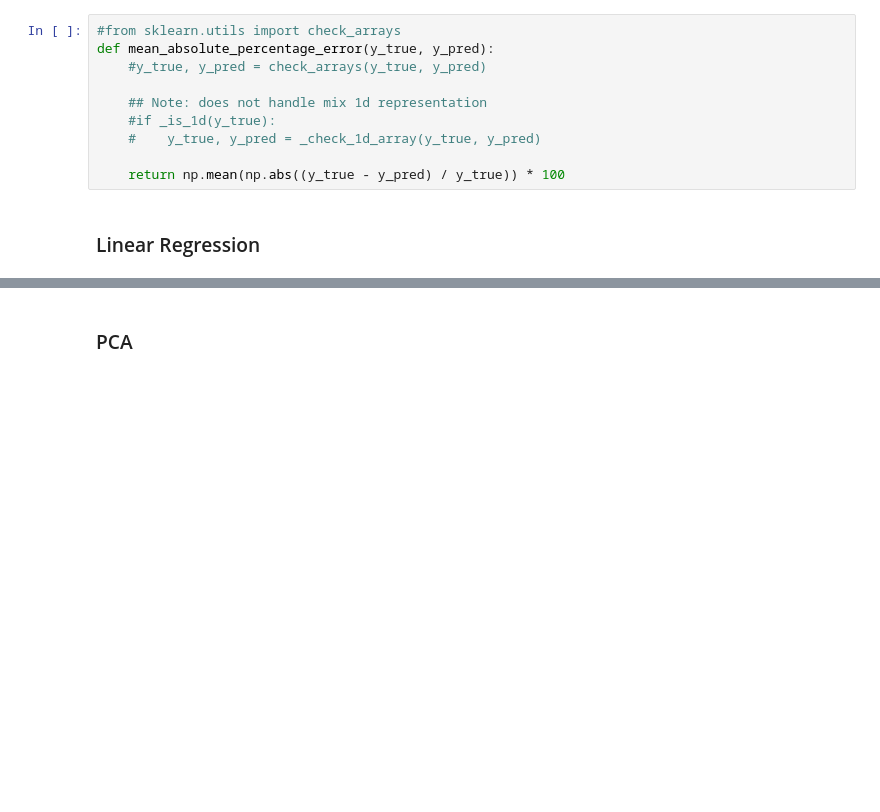
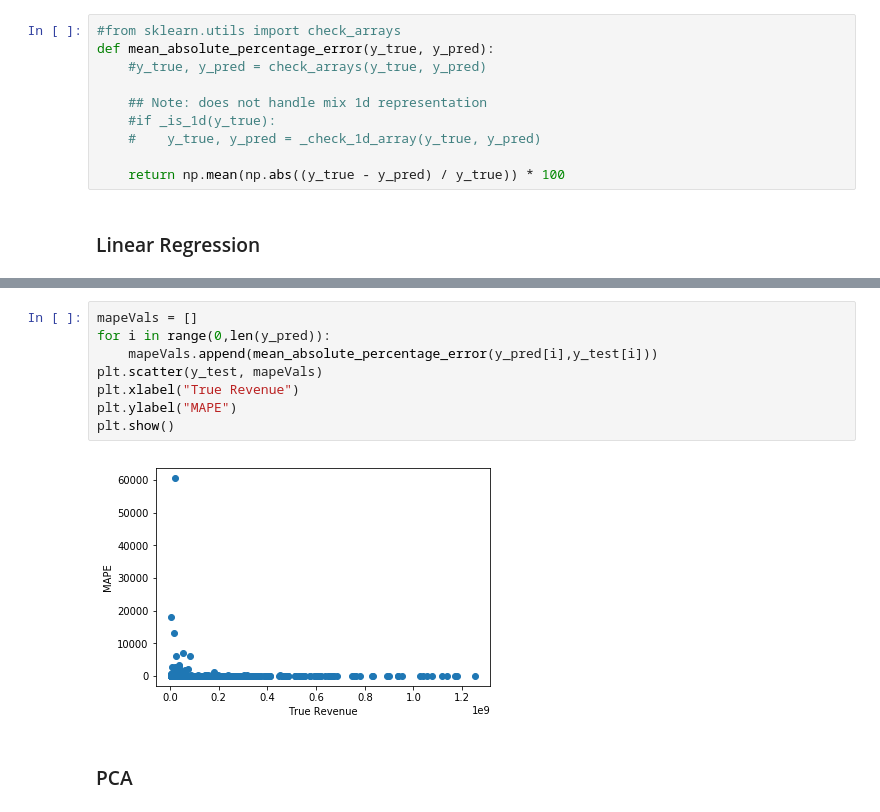
Before and after one commit to apoovey/DataScienceFinalProject, a Jupyter notebook: movieRev.ipynb, the cells around one changed output, grey strips where cells are left out. Saved outputs shown, nothing was run; the diff lists cells and outputs as text; blank space fills up the shorter version.

```diff
--- a/movieRev.ipynb
+++ b/movieRev.ipynb
@@ -149,3 +143,13 @@ mean_absolute_percentage_error: 926.01
+# %%
+mapeVals = []
+for i in range(0,len(y_pred)):
+    mapeVals.append(mean_absolute_percentage_error(y_pred[i],y_test[i]))
+plt.scatter(y_test, mapeVals)
+plt.xlabel("True Revenue")
+plt.ylabel("MAPE")
+plt.show()
+# %% [output]
+[figure, added]
 # %% [markdown]
 ### PCA
 # %%
```
Also changed, not shown: parts of 23 cells of this notebook.
